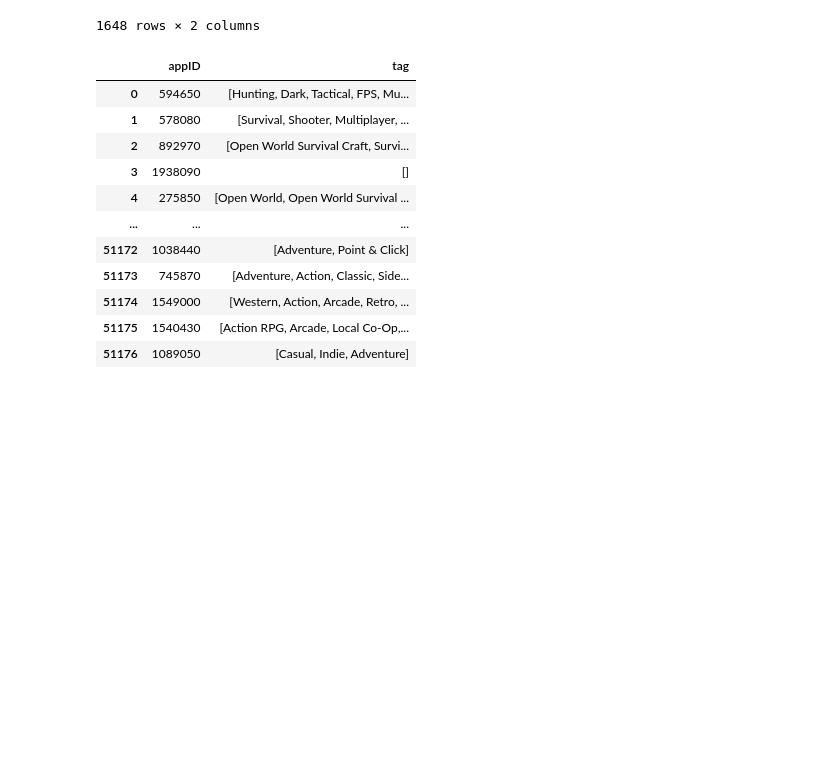
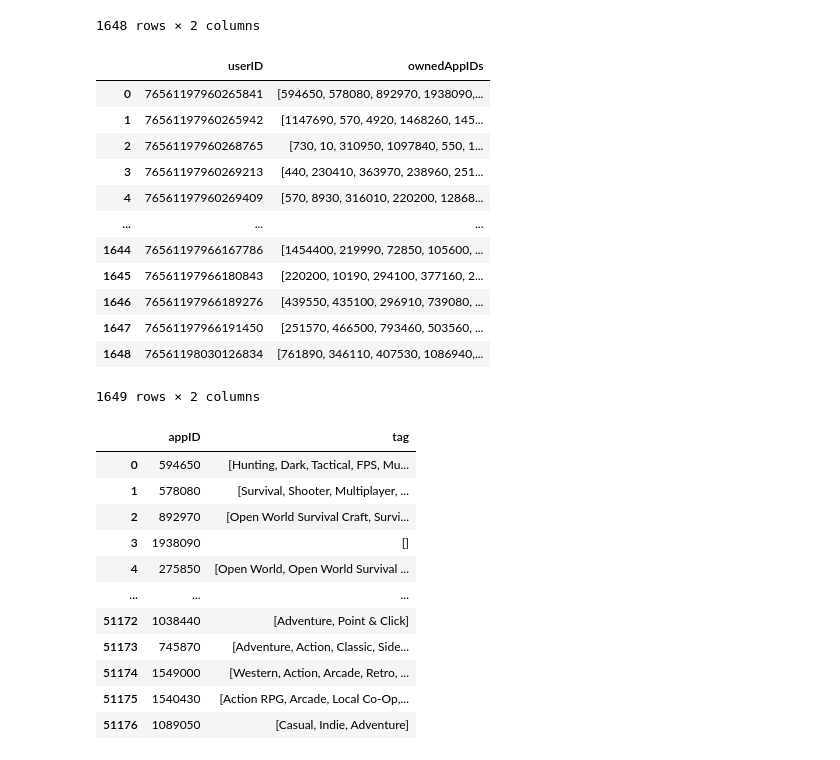
Before and after one commit to isam7/SteamScraping, a Jupyter notebook: Steam Data Analysis.ipynb, the cells around one changed output. Drawn from its saved outputs; the diff is of its cells as text; code cells hidden in the pictures; blank space fills up the shorter version.

```diff
--- a/Steam Data Analysis.ipynb
+++ b/Steam Data Analysis.ipynb
@@ -1701,6 +1701,34 @@ ownedGames
 | 1646 | 76561197966189276 | [439550, 435100, 296910, 739080, ... |
 | 1647 | 76561197966191450 | [251570, 466500, 793460, 503560, ... |
 1648 rows × 2 columns
+# %%
+#Add my games list to the model and recommend games for me
+import ast
+
+myGames = ast.literal_eval(open('myGamesData.txt','r').read())
+
+myGamesData = pd.DataFrame({})
+
+myGamesData['userID'] = ['76561198030126834']
+myGamesData['ownedAppIDs'] = [myGames]
+
+ownedGames = pd.concat([ownedGames,myGamesData],ignore_index=True)
+
+ownedGames
+# %% [output]
+|  | userID | ownedAppIDs |
+| 0 | 76561197960265841 | [594650, 578080, 892970, 1938090,... |
+| 1 | 76561197960265942 | [1147690, 570, 4920, 1468260, 145... |
+| 2 | 76561197960268765 | [730, 10, 310950, 1097840, 550, 1... |
+| 3 | 76561197960269213 | [440, 230410, 363970, 238960, 251... |
+| 4 | 76561197960269409 | [570, 8930, 316010, 220200, 12868... |
+| ... | ... | ... |
+| 1644 | 76561197966167786 | [1454400, 219990, 72850, 105600, ... |
+| 1645 | 76561197966180843 | [220200, 10190, 294100, 377160, 2... |
+| 1646 | 76561197966189276 | [439550, 435100, 296910, 739080, ... |
+| 1647 | 76561197966191450 | [251570, 466500, 793460, 503560, ... |
+| 1648 | 76561198030126834 | [761890, 346110, 407530, 1086940,... |
+1649 rows × 2 columns
 # %%
 #Create dataframe of all user-item interactions
 ownedGameInteractions = [];
```
Also changed, not shown: parts of 15 cells of this notebook, 1 other file.
